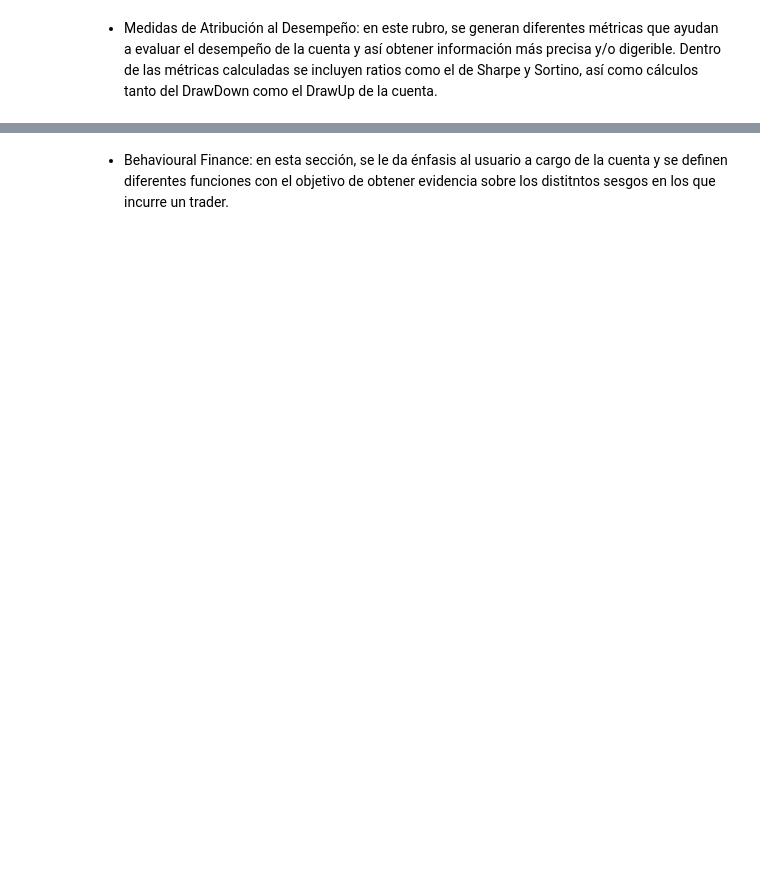
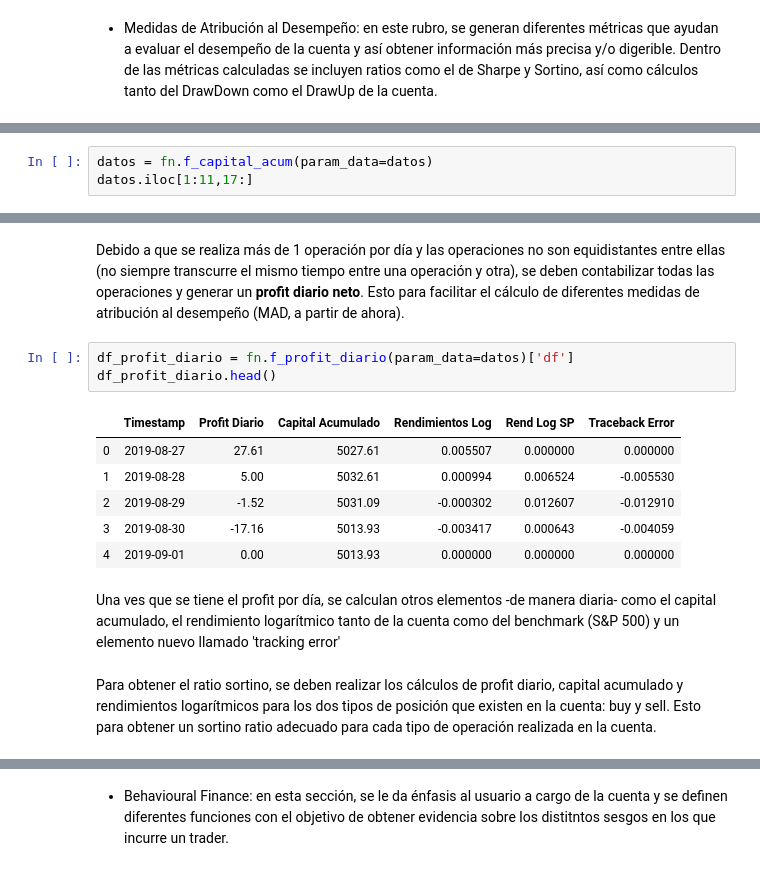
Before and after one commit to mauanaya/LAB_2_VMAA, a Jupyter notebook: LAB_2_VMAA_Notebook.ipynb, the cells around one changed output, grey strips where cells are left out. Drawn from its saved outputs; the diff is of its cells as text; blank space fills up the shorter version.

```diff
--- a/LAB_2_VMAA_Notebook.ipynb
+++ b/LAB_2_VMAA_Notebook.ipynb
@@ -292,0 +137,3 @@ def f_estadisticas_mad(param_data):
+# %%
+datos = fn.f_capital_acum(param_data=datos)
+datos.iloc[1:11,17:]
@@ -292,0 +152,16 @@ def f_estadisticas_mad(param_data):
+# %% [markdown]
+Debido a que se realiza más de 1 operación por día y las operaciones no son equidistantes entre ellas (no siempre transcurre el mismo tiempo entre una operación y otra), se deben contabilizar todas las operaciones y generar un **profit diario neto**. Esto para facilitar el cálculo de diferentes medidas de atribución al desempeño (MAD, a partir de ahora).
+# %%
+df_profit_diario = fn.f_profit_diario(param_data=datos)['df']
+df_profit_diario.head()
+# %% [output]
+|  | Timestamp | Profit Diario | Capital Acumulado | Rendimientos Log | Rend Log SP | Traceback Error |
+| 0 | 2019-08-27 | 27.61 | 5027.61 | 0.005507 | 0.000000 | 0.000000 |
+| 1 | 2019-08-28 | 5.00 | 5032.61 | 0.000994 | 0.006524 | -0.005530 |
+| 2 | 2019-08-29 | -1.52 | 5031.09 | -0.000302 | 0.012607 | -0.012910 |
+| 3 | 2019-08-30 | -17.16 | 5013.93 | -0.003417 | 0.000643 | -0.004059 |
+| 4 | 2019-09-01 | 0.00 | 5013.93 | 0.000000 | 0.000000 | 0.000000 |
+# %% [markdown]
+Una ves que se tiene el profit por día, se calculan otros elementos -de manera diaria- como el capital acumulado, el rendimiento logarítmico tanto de la cuenta como del benchmark (S&P 500) y un elemento nuevo llamado 'tracking error'
+# %% [markdown]
+Para obtener el ratio sortino, se deben realizar los cálculos de profit diario, capital acumulado y rendimientos logarítmicos para los dos tipos de posición que existen en la cuenta: buy y sell. Esto para obtener un sortino ratio adecuado para cada tipo de operación realizada en la cuenta.
```
Also changed, not shown: parts of 66 cells of this notebook, 4 other files.
